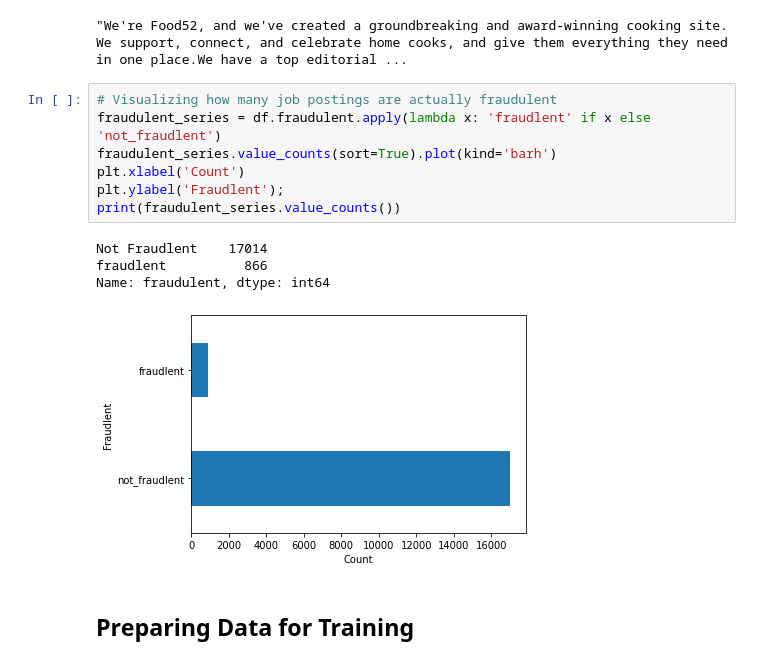
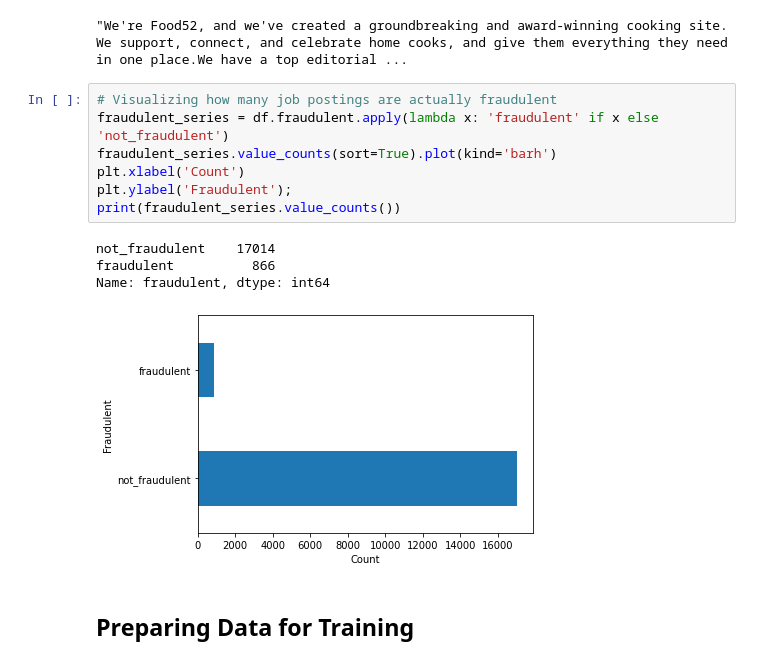
Before and after one commit to azucker99/NLPDemo, a Jupyter notebook: nlp_demo.ipynb, the cells around one changed output. Cells and saved outputs as stored; diff of their text form.

Commit message:
Fix typoin plot labels

```diff
--- a/nlp_demo.ipynb
+++ b/nlp_demo.ipynb
@@ -94,16 +94,16 @@ df.loc[0].company_profile
 "We're Food52, and we've created a groundbreaking and award-winning cooking site. We support, connect, and celebrate home cooks, and give them everything they need in one place.We have a top editorial ...
 # %%
 # Visualizing how many job postings are actually fraudulent
-fraudulent_series = df.fraudulent.apply(lambda x: 'fraudlent' if x else 'not_fraudlent')
+fraudulent_series = df.fraudulent.apply(lambda x: 'fraudulent' if x else 'not_fraudulent')
 fraudulent_series.value_counts(sort=True).plot(kind='barh')
 plt.xlabel('Count')
-plt.ylabel('Fraudlent');
+plt.ylabel('Fraudulent');
 print(fraudulent_series.value_counts())
 # %% [output]
-Not Fraudlent    17014
-fraudlent          866
+not_fraudulent    17014
+fraudulent          866
 Name: fraudulent, dtype: int64
-[figure, old version]
+[figure, new version]
 # %% [markdown]
 ## Preparing Data for Training
 # %%
```
